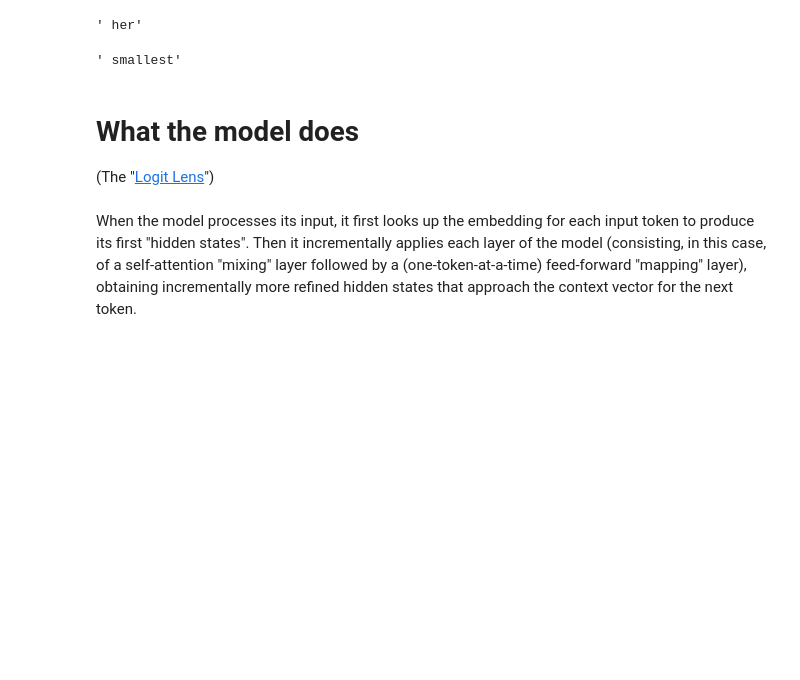
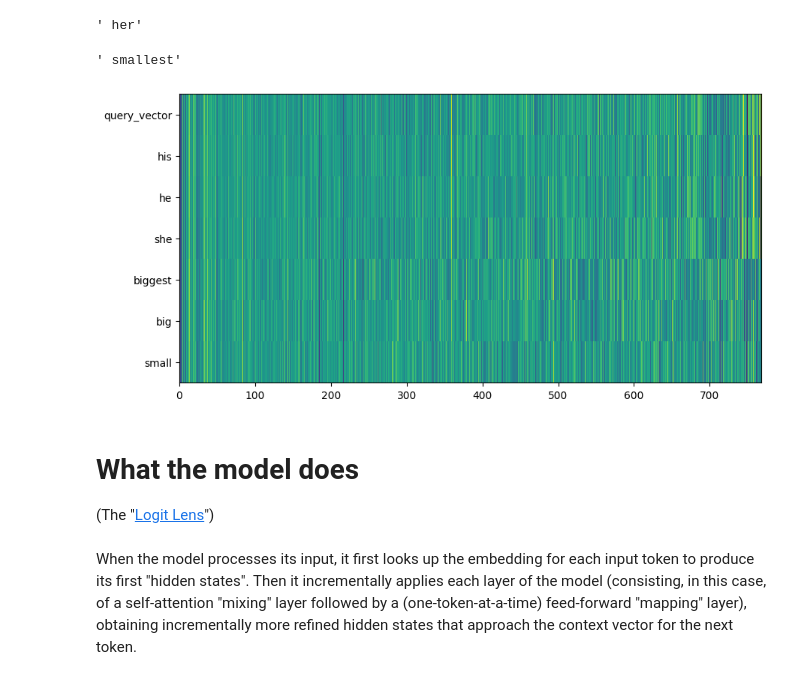
Before and after one commit to Calvin-Data-Science/cs375-376-public, a Jupyter notebook: notebooks/u09n0-logits-demo.ipynb, the cells around one changed output. Cells and saved outputs as stored; diff of their text form; code cells hidden in the pictures; blank space fills up the shorter version.

```diff
--- a/notebooks/u09n0-logits-demo.ipynb
+++ b/notebooks/u09n0-logits-demo.ipynb
@@ -156,6 +157,14 @@ tokenizer.decode([
 ])
 # %% [output]
 ' smallest'
+# %%
+vecs = torch.stack([small, big, biggest, she, he, his, query_vector])
+embedding_dim_order = np.argsort(vecs.std(axis=0))
+plt.figure(figsize=(10, 5))
+plt.pcolormesh(vecs[:, embedding_dim_order])
+plt.yticks(np.arange(len(vecs)) + .5, ["small", "big", "biggest", "she", "he", "his", "query_vector"]);
+# %% [output]
+[figure, added]
 # %% [markdown]
 # What the model does
 (The "[Logit Lens](https://www.lesswrong.com/posts/AcKRB8wDpdaN6v6ru/interpreting-gpt-the-logit-lens)")
```
Also changed, not shown: parts of 2 cells of this notebook.
